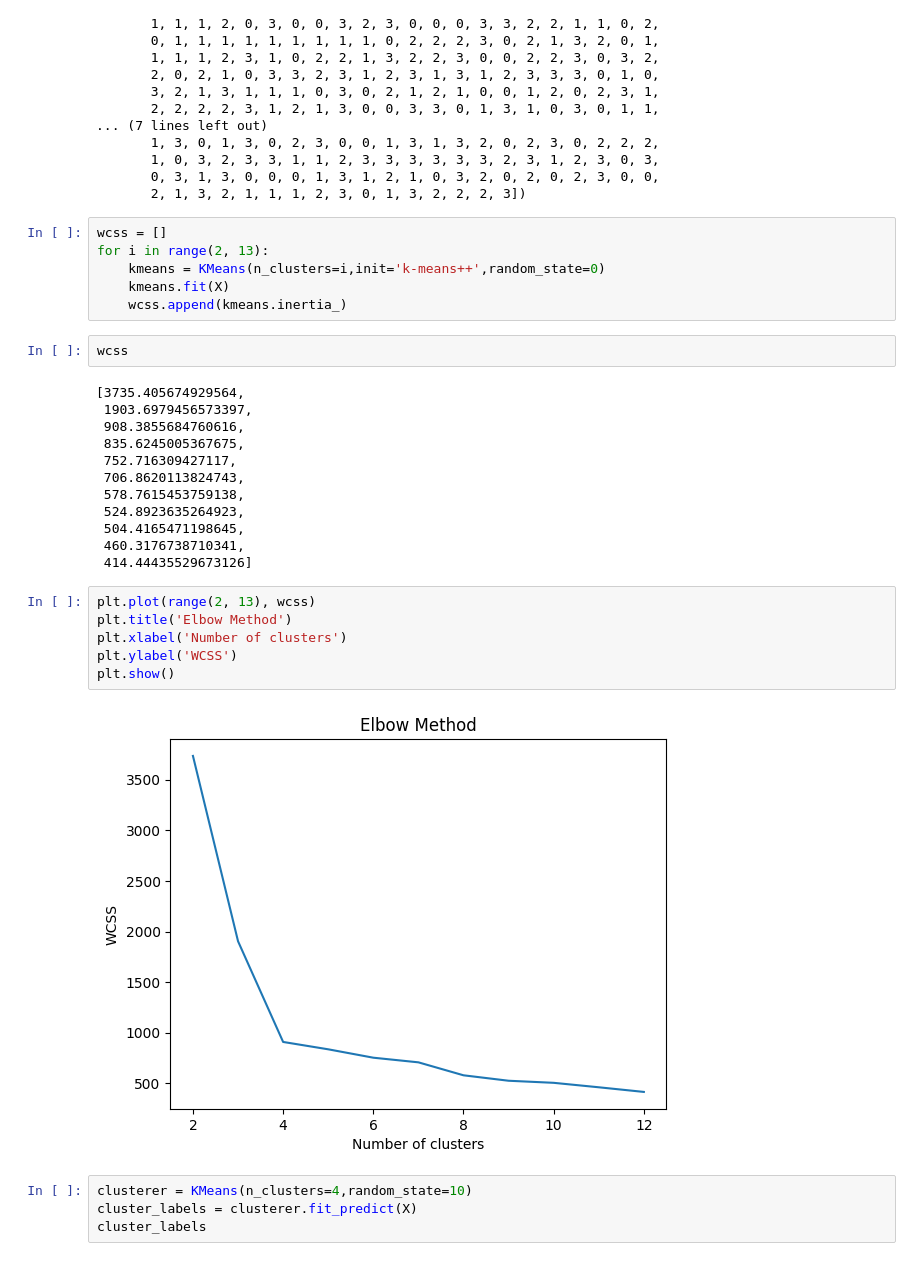
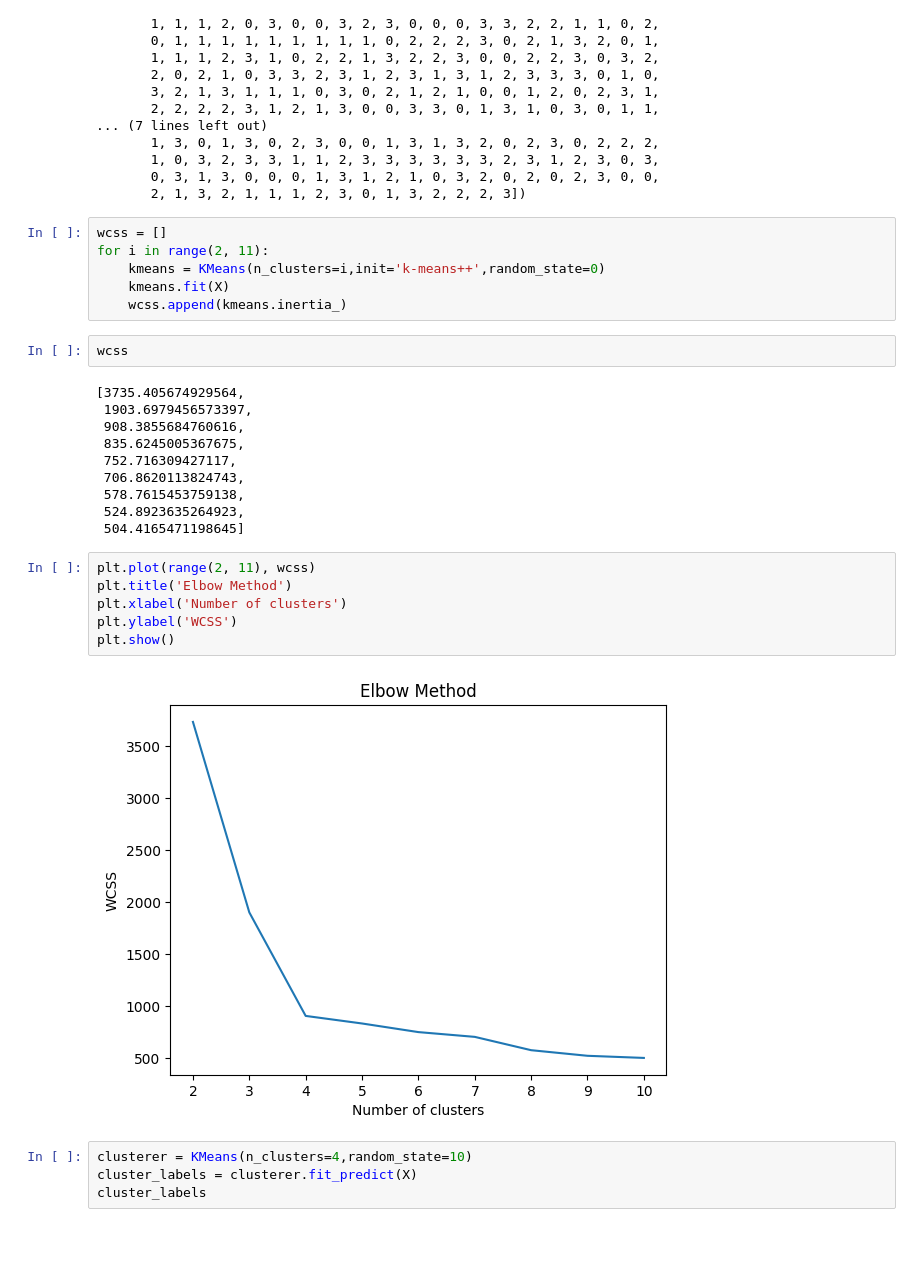
Before and after one commit to Mark007-R/Basic_ML_Models, a Jupyter notebook: cluster.ipynb, the cells around one changed output. Drawn from its saved outputs; the diff is of its cells as text.

```diff
--- a/cluster.ipynb
+++ b/cluster.ipynb
@@ -57,7 +57,7 @@ array([2, 2, 1, 0, 3, 0, 3, 3, 1, 3, 2, 2, 3, 0, 3, 2, 1, 2, 0, 3, 1, 1,
        2, 1, 3, 2, 1, 1, 1, 2, 3, 0, 1, 3, 2, 2, 2, 3])
 # %%
 wcss = []
-for i in range(2, 13):
+for i in range(2, 11):
     kmeans = KMeans(n_clusters=i,init='k-means++',random_state=0)
     kmeans.fit(X)
     wcss.append(kmeans.inertia_)
@@ -72,17 +72,15 @@ wcss
  706.8620113824743,
  578.7615453759138,
  524.8923635264923,
- 504.4165471198645,
- 460.3176738710341,
- 414.44435529673126]
+ 504.4165471198645]
 # %%
-plt.plot(range(2, 13), wcss)
+plt.plot(range(2, 11), wcss)
 plt.title('Elbow Method')
 plt.xlabel('Number of clusters')
 plt.ylabel('WCSS')
 plt.show()
 # %% [output]
-[figure, old version]
+[figure, new version]
 # %%
 clusterer = KMeans(n_clusters=4,random_state=10)
 cluster_labels = clusterer.fit_predict(X)
```
Also changed, not shown: parts of 1 cell of this notebook.
